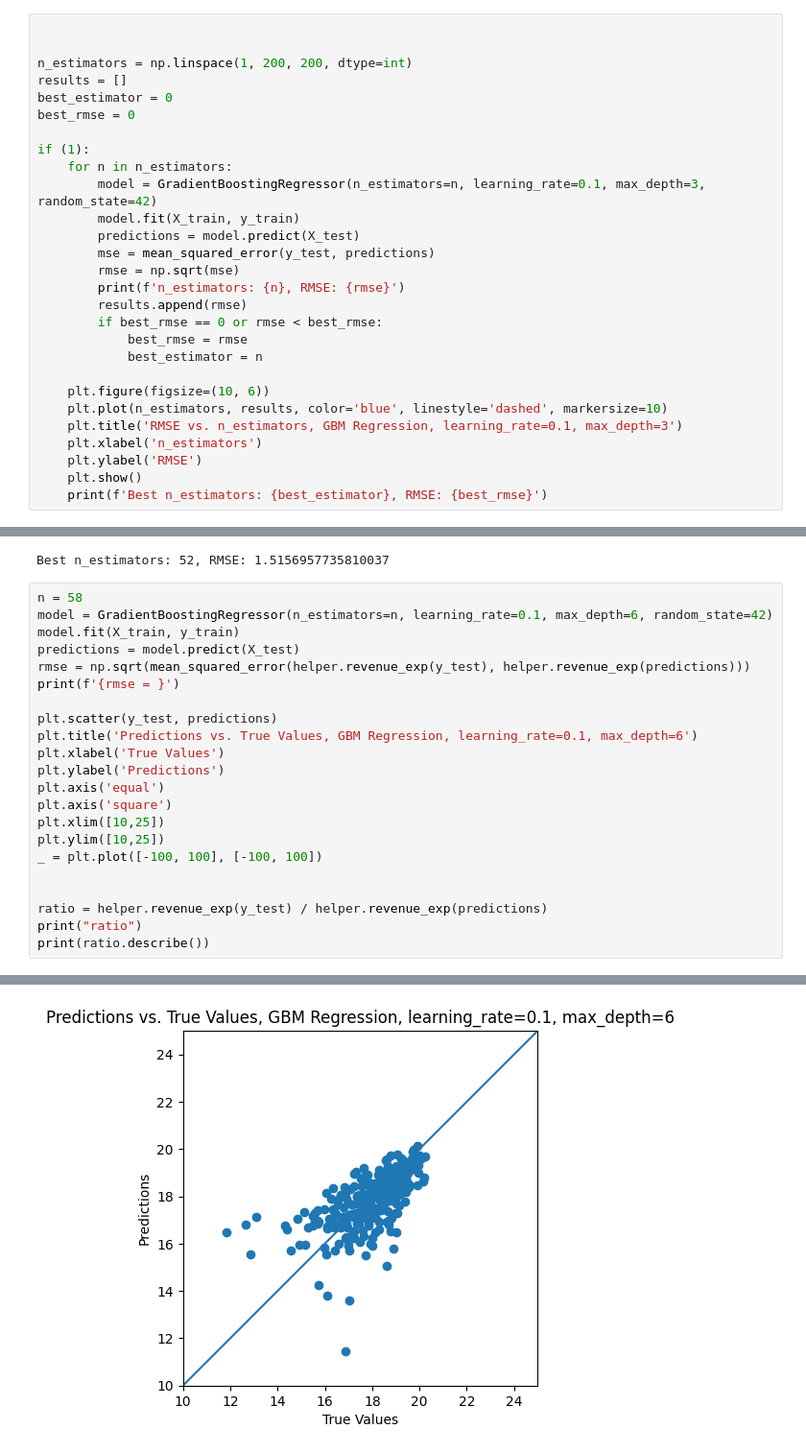
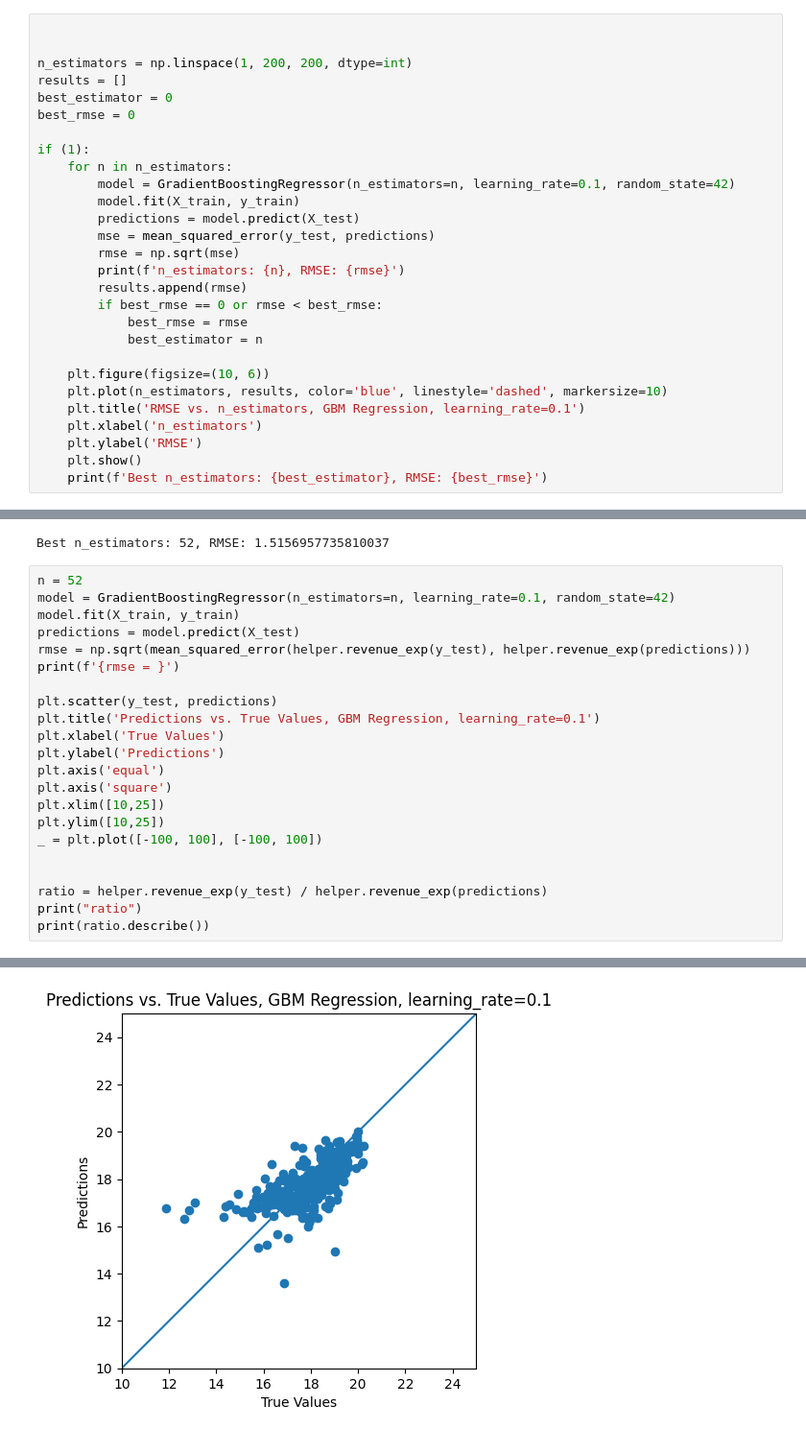
Before and after one commit to ChillinSoul/machineLearning, a Jupyter notebook: models/gbm.ipynb, the cells around one changed output, grey strips where cells are left out. Shown at 96% size. Saved outputs shown, nothing was run; the diff lists cells and outputs as text.

```diff
--- a/models/gbm.ipynb
+++ b/models/gbm.ipynb
@@ -26,7 +26,7 @@ best_rmse = 0
 
 if (1):
     for n in n_estimators:
-        model = GradientBoostingRegressor(n_estimators=n, learning_rate=0.1, max_depth=3, random_state=42)
+        model = GradientBoostingRegressor(n_estimators=n, learning_rate=0.1, random_state=42)
         model.fit(X_train, y_train)
         predictions = model.predict(X_test)
         mse = mean_squared_error(y_test, predictions)
@@ -39,7 +39,7 @@ if (1):
 
     plt.figure(figsize=(10, 6))
     plt.plot(n_estimators, results, color='blue', linestyle='dashed', markersize=10)
-    plt.title('RMSE vs. n_estimators, GBM Regression, learning_rate=0.1, max_depth=3')
+    plt.title('RMSE vs. n_estimators, GBM Regression, learning_rate=0.1')
     plt.xlabel('n_estimators')
     plt.ylabel('RMSE')
     plt.show()
@@ -65,15 +65,15 @@ n_estimators: 200, RMSE: 1.5265951348049887
 [figure]
 Best n_estimators: 52, RMSE: 1.5156957735810037
 # %%
-n = 58
-model = GradientBoostingRegressor(n_estimators=n, learning_rate=0.1, max_depth=6, random_state=42)
+n = 52
+model = GradientBoostingRegressor(n_estimators=n, learning_rate=0.1, random_state=42)
 model.fit(X_train, y_train)
 predictions = model.predict(X_test)
 rmse = np.sqrt(mean_squared_error(helper.revenue_exp(y_test), helper.revenue_exp(predictions)))
 print(f'{rmse = }')
 
 plt.scatter(y_test, predictions)
-plt.title('Predictions vs. True Values, GBM Regression, learning_rate=0.1, max_depth=6')
+plt.title('Predictions vs. True Values, GBM Regression, learning_rate=0.1')
 plt.xlabel('True Values')
 plt.ylabel('Predictions')
 plt.axis('equal')
@@ -100,2 +100,2 @@ max      231.909364
 Name: revenue, dtype: float64
-[figure, old version]
+[figure, new version]
```
Also changed, not shown: parts of 1 cell of this notebook, 4 other files.
